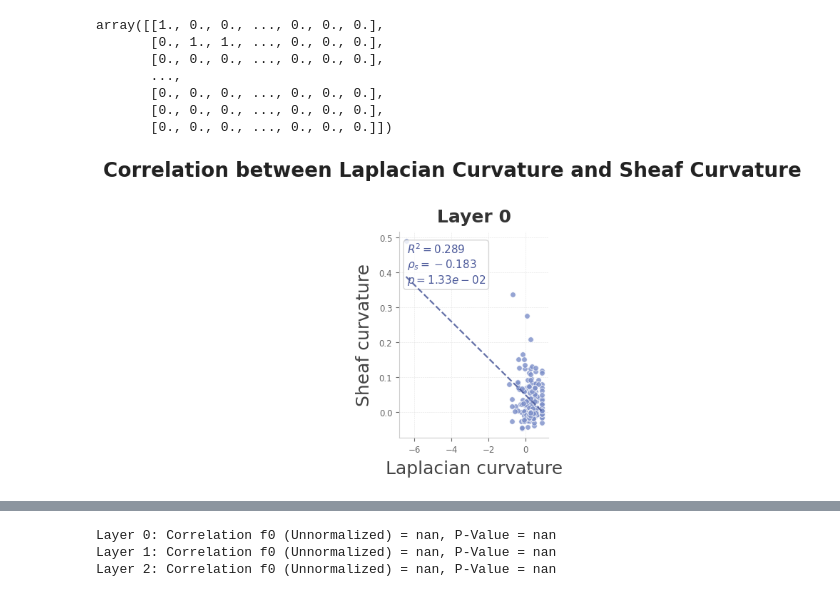
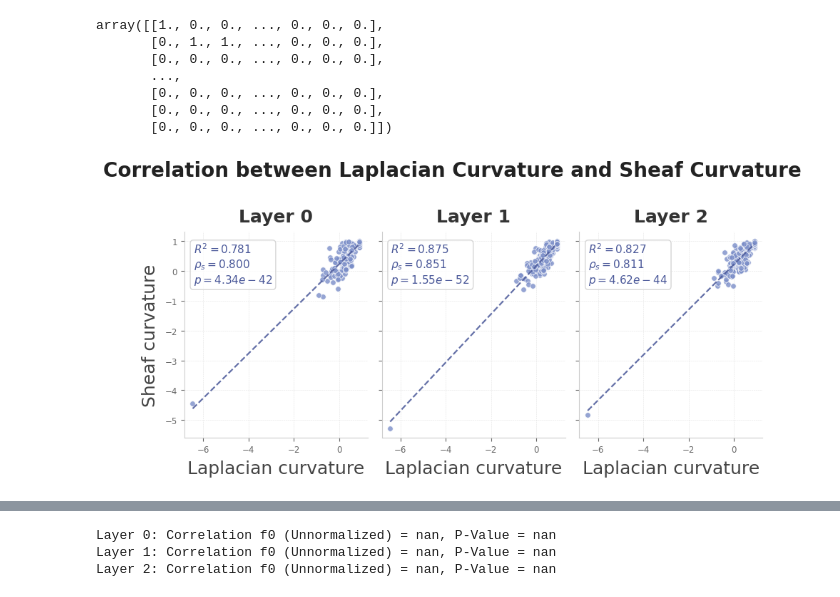
Before and after one commit to luigifraca/neural-sheaf-diffusion-modified, a Jupyter notebook: quick_analysis/fmg-small-datasets.ipynb, the cells around one changed output, grey strips where cells are left out. Drawn from its saved outputs; the diff is of its cells as text; code cells hidden in the pictures.

Commit message:
altri plot

```diff
--- a/quick_analysis/fmg-small-datasets.ipynb
+++ b/quick_analysis/fmg-small-datasets.ipynb
@@ -101,18 +101,18 @@ for df in DF:
     B_np = B.to_numpy(dtype=float)
     L0_un = B_np @ B_np.T
     L1_un = B_np.T @ B_np
-    d0 = np.diag(L0_un)
+    d0 = np.diag(L0_un) # add identity to avoid division by zero
+    #d0 = np.diag(L0_un)+ np.ones(L0_un.shape[0]) # add identity to avoid division by zero
     D0_inv = np.diag(1.0 / d0)
     D0_inv_sqrt = np.diag(1.0 / np.sqrt(d0))
     L0 = D0_inv_sqrt @ L0_un @ D0_inv_sqrt
-    L1_un = B_np.T @ B_np
     L1 = B_np.T @ D0_inv @ B_np
     B1, F1 = fbc(L1)
-    B0, F0 = fbc(L0_un)
+    B0, F0 = fbc(L0)
     L0_LIST_un.append(L0_un)
     L1_LIST_un.append(L1_un)
-    L0_LIST.append(L0_un)
-    L1_LIST.append(L1_un)
+    L0_LIST.append(L0)
+    L1_LIST.append(L1)
     f0_list.append(np.diag(F0))
     f1_list.append(np.diag(F1))
     B_list.append(B)
@@ -189,8 +189,8 @@ line_color    = "#4A5899"   # slightly deeper for the regression line
 degrees = f0_top
 
 for layer in range(layers):
-    #ax = axes[layer]
-    ax = axes
+    ax = axes[layer]
+    #ax = axes
     y  = f0_list[layer]
 
     # Scatter
@@ -226,31 +226,31 @@ for layer in range(layers):
             bbox=dict(boxstyle="round,pad=0.3", facecolor="white",
                       edgecolor="#cccccc", alpha=0.8))
 
     # Subtle grid
     ax.set_axisbelow(True)
     ax.grid(True, linestyle="--", linewidth=0.4, color="gainsboro", alpha=0.8)
 
     # Spine cleanup — keep only bottom and left
     ax.spines["top"].set_visible(False)
     ax.spines["right"].set_visible(False)
     ax.spines["left"].set_color("#cccccc")
     ax.spines["bottom"].set_color("#cccccc")
 
     # Labels
     ax.set_xlabel("Laplacian curvature", fontsize=18, color="#444444", labelpad=6)
     if layer == 0:
         ax.set_ylabel("Sheaf curvature", fontsize=18,
                       color="#444444", labelpad=6)
     ax.set_title(f"Layer {layer}", fontsize=18, fontweight="semibold",
                  color="#333333", pad=10)
 
     ax.tick_params(colors="#666666", labelsize=8.5)
 
 fig.suptitle("Correlation between Laplacian Curvature and Sheaf Curvature",
              fontsize=20, fontweight="semibold", color="#222222", y=1.02)
 
 plt.tight_layout()
 plt.show()
 #fig.savefig(f"../results/images/0-f0_degree_correlation_{dataset}_{layers}-layers_{epochs}epochs.pdf")
 # %% [output]
-[figure, old version]
+[figure, new version]
```
Also changed, not shown: parts of 6 cells of this notebook, 1 other file.
